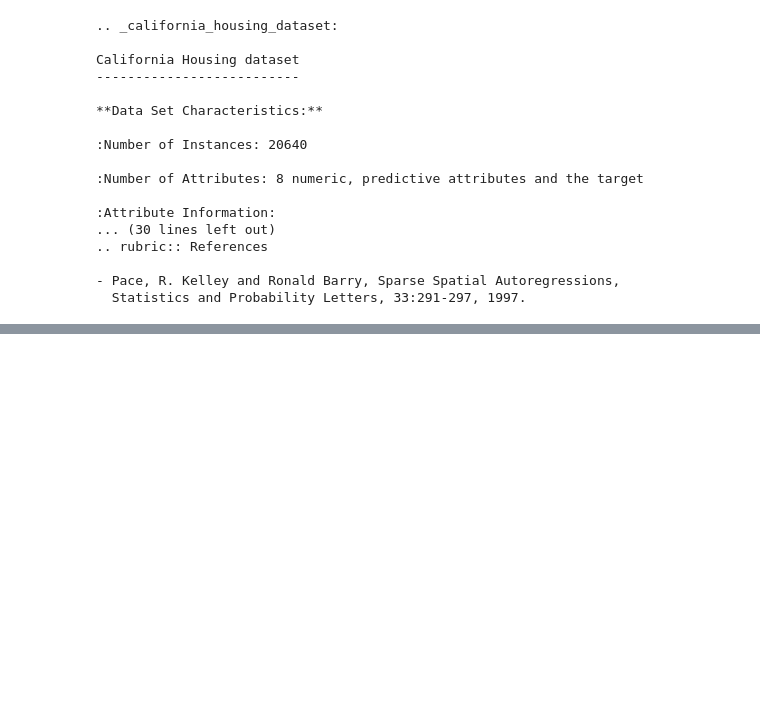
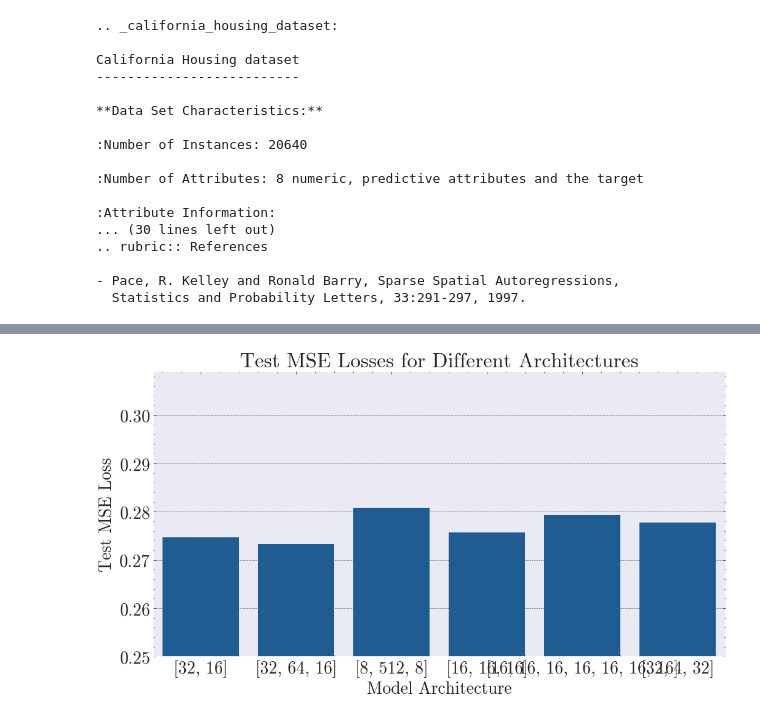
Before and after one commit to DanielHBreger/university-notes, a Jupyter notebook: Semester 5/Machine Learning/HW/HW1/q4.ipynb, the cells around one changed output, grey strips where cells are left out. Saved outputs shown, nothing was run; the diff lists cells and outputs as text; code cells hidden in the pictures; blank space fills up the shorter version.

```diff
--- a/Semester 5/Machine Learning/HW/HW1/q4.ipynb
+++ b/Semester 5/Machine Learning/HW/HW1/q4.ipynb
@@ -276,0 +297,32 @@ KeyboardInterrupt:
+# %%
+architectures = [[32,16], [32,64,16], [8,512,8], [16,16,16], [16,16,16,16,16,16,16], [32,4,32],[16,1,16]]
+learning_rate = 0.001
+
+results = []
+histories = {}
+for arch in architectures:
+    layers = [nn.Linear(input_size,arch[0]), nn.ReLU()]
+    for i,layer in enumerate(arch):
+        if i < len(arch) - 1:
+            layers.append(nn.Linear(layer, arch[i+1]))
+            layers.append(nn.ReLU())
+    layers.append(nn.Linear(arch[-1], output_size))
+    model = nn.Sequential(*layers).to(device)
+    print(f'Training model with architecture: {arch}')
+    history = train_model(model, X_train=X_train, Y_train=Y_train, X_val=X_val, Y_val=Y_val,
+                            num_epochs=200, learning_rate=learning_rate, batch_size=64)
+    histories[str(arch)] = history
+    model.eval()
+    with torch.no_grad():
+        X_test_tensor = torch.tensor(X_test, dtype=torch.float32).to(device)
+        Y_test_tensor = torch.tensor(Y_test, dtype=torch.float32).to(device).view(-1, 1)
+        Y_pred = model(X_test_tensor)
+        test_loss = nn.MSELoss()(Y_pred, Y_test_tensor)
+    results.append({
+        'Architecture': str(arch),
+        'Learning Rate': learning_rate,
+        'Test MSE Loss': test_loss.item()
+    })
+
+results_df = pd.DataFrame(results)
+print(results_df)
@@ -276,0 +347,13 @@ KeyboardInterrupt:
+# %%
+# bar graph of test mse losses for different architectures using results_df ignoring [16,1,16]
+mse_losses = results_df['Test MSE Loss'].values[:-1]
+architectures_str = results_df['Architecture'].values[:-1]
+plt.figure(figsize=(18,6))
+sns.barplot(x=architectures_str, y=mse_losses)
+plt.xlabel('Model Architecture')
+plt.ylabel('Test MSE Loss')
+plt.ylim(0.25, max(mse_losses)*1.1)
+plt.title('Test MSE Losses for Different Architectures')
+plt.show()
+# %% [output]
+[figure, added]
```
Also changed, not shown: parts of 13 cells of this notebook.
